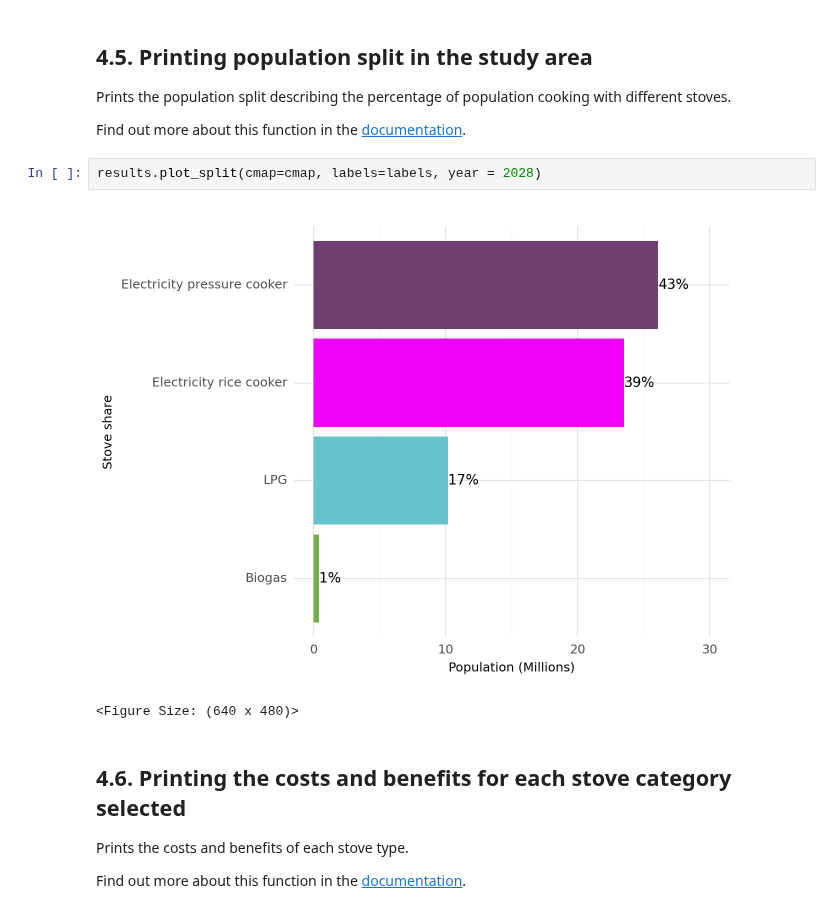
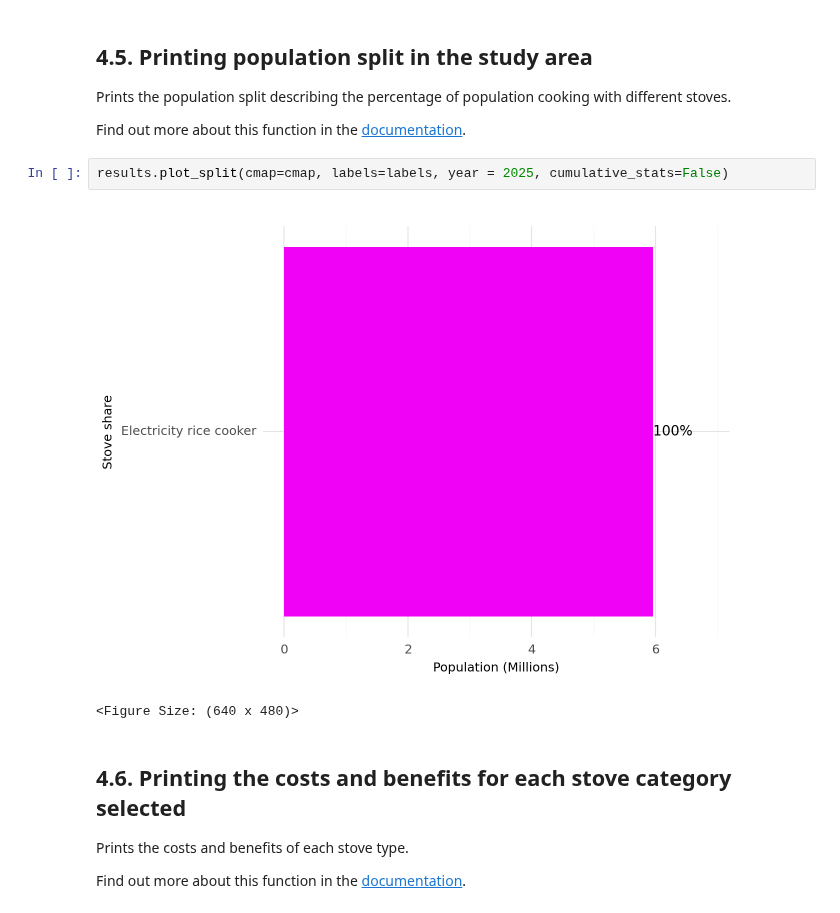
Before and after one commit to Open-Source-Spatial-Clean-Cooking-Tool/OnStove, a Jupyter notebook: example/OnStove_notebook.ipynb, the cells around one changed output. Drawn from its saved outputs; the diff is of its cells as text.

```diff
--- a/example/OnStove_notebook.ipynb
+++ b/example/OnStove_notebook.ipynb
@@ -844,9 +563,9 @@ Prints the population split describing the percentage of population cooking with
 
 Find out more about this function in the [documentation](https://onstove-documentation.readthedocs.io/en/latest/generated/onstove.OnStove.plot_split.html).
 # %%
-results.plot_split(cmap=cmap, labels=labels, year = 2028)
+results.plot_split(cmap=cmap, labels=labels, year = 2025, cumulative_stats=False)
 # %% [output]
-[figure, old version]
+[figure, new version]
 <Figure Size: (640 x 480)>
 # %% [markdown]
 ## 4.6. Printing the costs and benefits for each stove category selected
```
Also changed, not shown: parts of 40 cells of this notebook, 2 other files.
